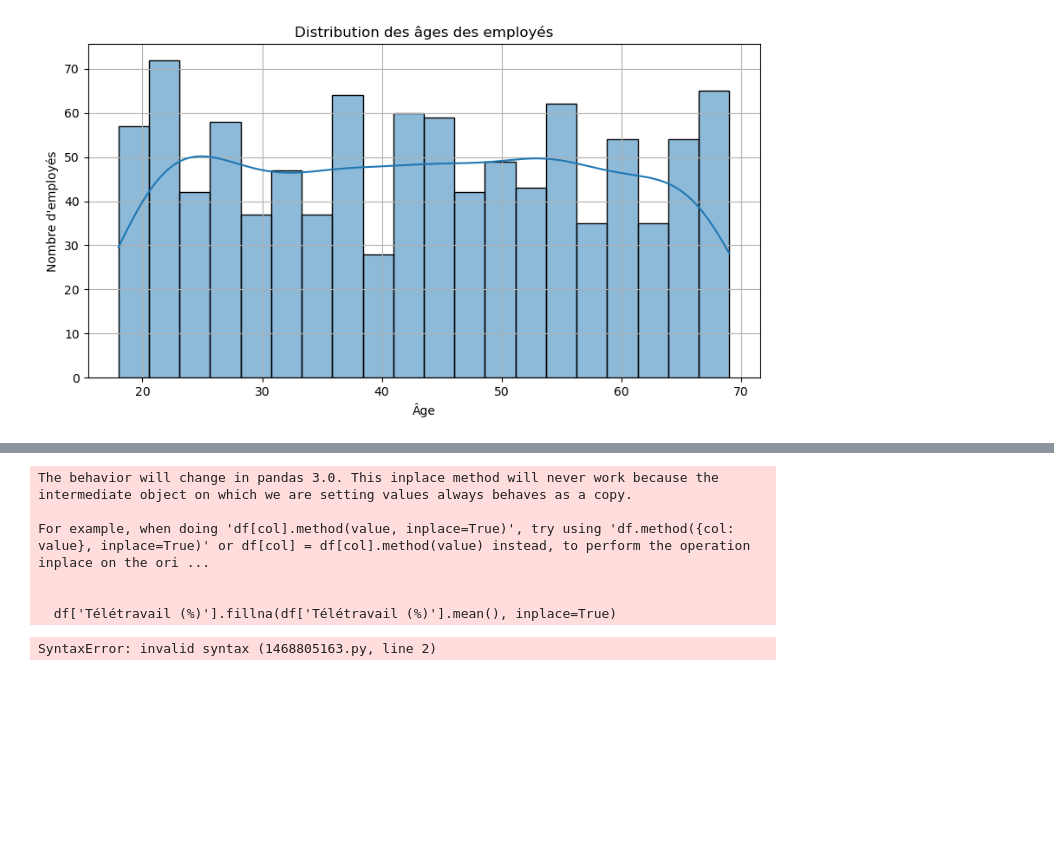
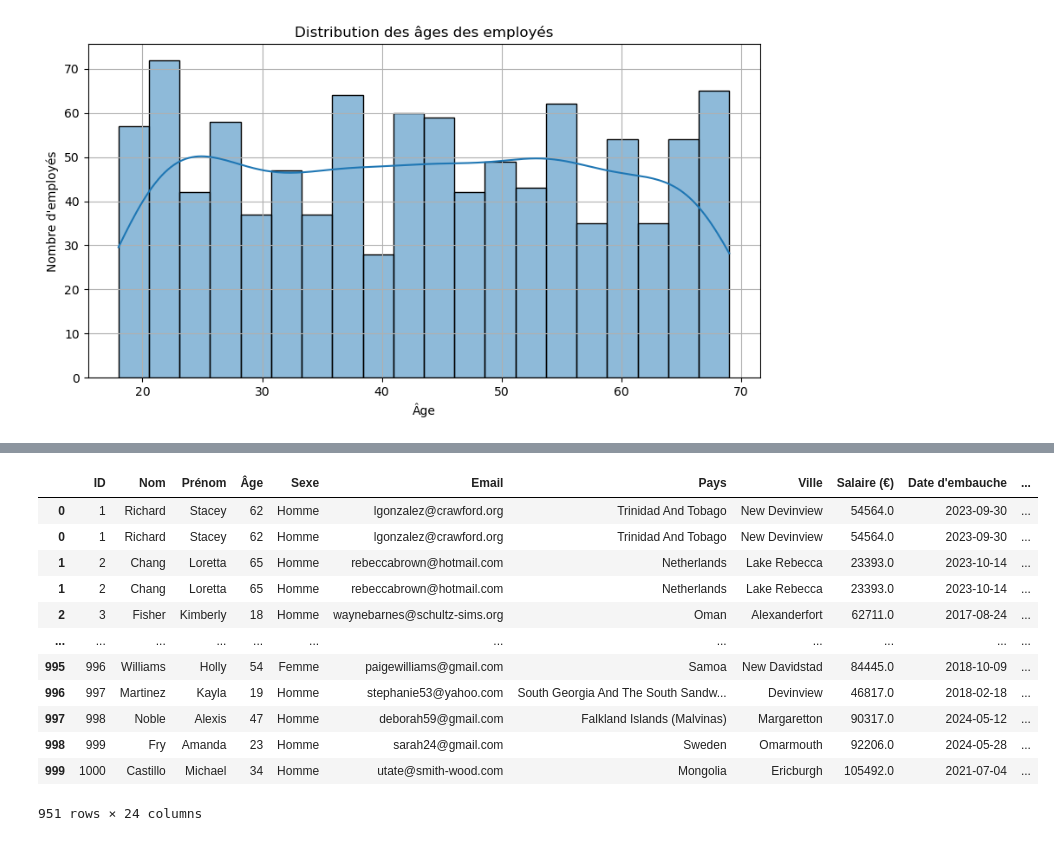
Before and after one commit to Parfaitchadnel/data_science, a Jupyter notebook: numpy/employes_dataset.ipynb, the cells around one changed output, grey strips where cells are left out. Cells and saved outputs as stored; diff of their text form; code cells hidden in the pictures; blank space fills up the shorter version.

```diff
--- a/numpy/employes_dataset.ipynb
+++ b/numpy/employes_dataset.ipynb
@@ -107,14 +105,22 @@ Performance (Note)    48
 dtype: int64
 # %%
 # 12. Remplacer les NaN de ‘Télétravail (%)’ par la moyenne
-df['Télétravail (%)'].fillna(df['Télétravail (%)'].mean(), inplace=True)
+df['Télétravail (%)'] = df['Télétravail (%)'].fillna(df['Télétravail (%)'].mean())
+df
 # %% [output]
+|  | ID | Nom | Prénom | Âge | Sexe | Email | Pays | Ville | Salaire (€) | Date d'embauche | ... |
+| 0 | 1 | Richard | Stacey | 62 | Homme | lgonzalez@crawford.org | Trinidad And Tobago | New Devinview | 54564.0 | 2023-09-30 | ... |
+| 0 | 1 | Richard | Stacey | 62 | Homme | lgonzalez@crawford.org | Trinidad And Tobago | New Devinview | 54564.0 | 2023-09-30 | ... |
+| 1 | 2 | Chang | Loretta | 65 | Homme | rebeccabrown@hotmail.com | Netherlands | Lake Rebecca | 23393.0 | 2023-10-14 | ... |
+| 1 | 2 | Chang | Loretta | 65 | Homme | rebeccabrown@hotmail.com | Netherlands | Lake Rebecca | 23393.0 | 2023-10-14 | ... |
+| 2 | 3 | Fisher | Kimberly | 18 | Homme | waynebarnes@schultz-sims.org | Oman | Alexanderfort | 62711.0 | 2017-08-24 | ... |
+| ... | ... | ... | ... | ... | ... | ... | ... | ... | ... | ... | ... |
+| 995 | 996 | Williams | Holly | 54 | Femme | paigewilliams@gmail.com | Samoa | New Davidstad | 84445.0 | 2018-10-09 | ... |
+| 996 | 997 | Martinez | Kayla | 19 | Homme | stephanie53@yahoo.com | South Georgia And The South Sandw... | Devinview | 46817.0 | 2018-02-18 | ... |
+| 997 | 998 | Noble | Alexis | 47 | Homme | deborah59@gmail.com | Falkland Islands (Malvinas) | Margaretton | 90317.0 | 2024-05-12 | ... |
+| 998 | 999 | Fry | Amanda | 23 | Homme | sarah24@gmail.com | Sweden | Omarmouth | 92206.0 | 2024-05-28 | ... |
+| 999 | 1000 | Castillo | Michael | 34 | Homme | utate@smith-wood.com | Mongolia | Ericburgh | 105492.0 | 2021-07-04 | ... |
-The behavior will change in pandas 3.0. This inplace method will never work because the intermediate object on which we are setting values always behaves as a copy.
-
-For example, when doing 'df[col].method(value, inplace=True)', try using 'df.method({col: value}, inplace=True)' or df[col] = df[col].method(value) instead, to perform the operation inplace on the ori ...
-
-
-  df['Télétravail (%)'].fillna(df['Télétravail (%)'].mean(), inplace=True)
+951 rows × 24 columns
 # %%
 # 13. Remplacer les NaN de ‘Télétravail (%)’ par la moyenne par département
 df['Télétravail (%)'] = df.groupby('Département')['Télétravail (%)'].transform(lambda x: x.fillna(x.mean()))
@@ -126,6 +132,4 @@ df = df.dropna(subset=['Performance (Note)'])
 # %%
-# 16. Convertir ‘Date d’embauche’ en datetime
-df['Date d'embauche'] = pd.to_datetime(df['Date d'embauche'])
+# 16. Date d’embauche → datetime
+df.loc[:, "Date d'embauche"] = pd.to_datetime(df["Date d'embauche"])
-# %% [output]
-SyntaxError: invalid syntax (1468805163.py, line 2)
 # %%
```
Also changed, not shown: parts of 21 cells of this notebook, 1 other file.
